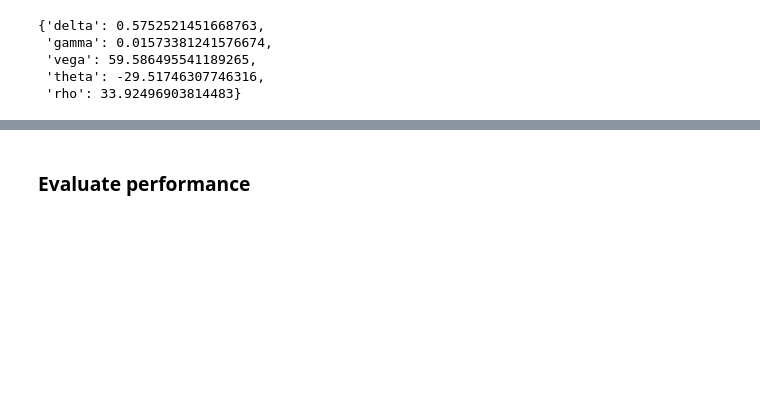
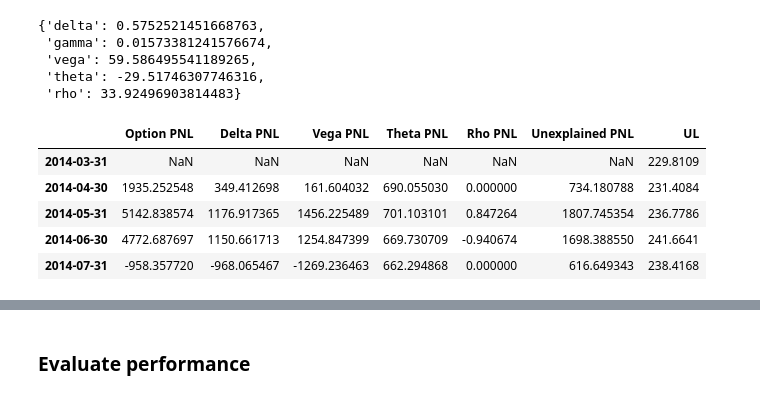
Before and after one commit to epgreig/robo-advisor, a Jupyter notebook: simulation_test_high.ipynb, the cells around one changed output, grey strips where cells are left out. Drawn from its saved outputs; the diff is of its cells as text; code cells hidden in the pictures; blank space fills up the shorter version.

```diff
--- a/simulation_test_high.ipynb
+++ b/simulation_test_high.ipynb
@@ -126,7 +149,7 @@ perf_df.loc[date, 'Return'] = np.nan
 perf_df.loc[date, 'PNL'] = np.nan
 
 while date < date_end:
-
+    # print(my_pf.pf_units[my_pf.get_cash('USD')])
     date = date + MonthEnd(1)
     env_before = deepcopy(env_now)
     env_now = Environment(*data.get_env_args(date))
@@ -154,15 +177,21 @@ while date < date_end:
 
     perf_df.loc[date, 'FX'] = env_now.fx['CAD']
 
+    # add injection if it happened
     if (date.month == 8) or (date.month == 2):
         my_pf.pf_units[my_pf.get_cash('USD')] += 20000/env_now.fx['CAD']
         perf_df.loc[date, 'Injection'] = 20000/env_now.fx['CAD']
 
+    # collect our robo fees
+    adv_fee = my_pf.calc_value(env_now)*0.004/12/env_now.fx['CAD']
+    my_pf.pf_units[my_pf.get_cash('USD')] -= adv_fee
+    perf_df.loc[date, 'Advisor Fees'] = adv_fee
 
-
-    perf_df.loc[date, 'PNL'] = new_pf_val - last_pf_val
+    # record pnls
+    perf_df.loc[date, 'PNL'] = new_pf_val - last_pf_val # post-old and pre-new rebalancing pnl (pure portfolio growth)
     perf_df.loc[date, 'ETF PNL'] = new_etf_val - last_etf_val
     perf_df.loc[date, 'Option PNL'] = new_opt_val - last_opt_val
+
 
     attribs = my_pf.get_pnl_attr(env_before, env_now)
     perf_df.loc[date, 'Delta PNL'] = attribs['delta']
@@ -206,18 +235,25 @@ while date < date_end:
     # record post-rebalancing (next month starting) portf value
     perf_df.loc[date, 'USD Value'] = my_pf.calc_value(env_now)
     perf_df.loc[date, 'CAD Value'] = my_pf.calc_value(env_now, ccy='CAD')
-    perf_df.loc[date, 'Post-fee Return'] = (perf_df.loc[date, 'USD Value'] - perf_df.loc[date, 'Injection'])/perf_df.loc[date + MonthEnd(-1), 'USD Value'] - 1
-    perf_df.loc[date, 'Post-fee PNL'] = (perf_df.loc[date, 'USD Value'] - perf_df.loc[date, 'Injection']) - perf_df.loc[date + MonthEnd(-1), 'USD Value']
+
+    # record pnl after paying trading fees and robo fees
+    perf_df.loc[date, 'Post-fe Return'] = (perf_df.loc[date, 'USD Value'] - perf_df.loc[date, 'Injection'])/perf_df.loc[date + MonthEnd(-1), 'USD Value'] - 1
+    perf_df.loc[date, 'Post-trading PNL'] = (perf_df.loc[date, 'USD Value'] - perf_df.loc[date, 'Injection']) - perf_df.loc[date + MonthEnd(-1), 'USD Value']
+
+    # record pnl after paying trading fees but before robo fees
+    perf_df.loc[date, 'Pre-fee Return'] = (perf_df.loc[date, 'USD Value'] - perf_df.loc[date, 'Injection'] + perf_df.loc[date, 'Advisor Fees'])/perf_df.loc[date + MonthEnd(-1), 'USD Value'] - 1
+    perf_df.loc[date, 'Pre-fee PNL'] = (perf_df.loc[date, 'USD Value'] - perf_df.loc[date, 'Injection'] + perf_df.loc[date, 'Advisor Fees']) - perf_df.loc[date + MonthEnd(-1), 'USD Value']
 
     # record fees
     perf_df.loc[date, 'ETF Fees'] = efee
     perf_df.loc[date, 'ETF Expenses'] = eexps
     perf_df.loc[date, 'Option Fees'] = ofee
     perf_df.loc[date, 'Option Spread'] = ospread
-    perf_df.loc[date, 'Total Fees'] = ofee + eexps + efee
-    perf_df.loc[date, 'Percentage Fees'] = (ofee + eexps + efee)/last_pf_val
+    perf_df.loc[date, 'Total Trading Fees'] = ofee + eexps + efee + ospread
+    perf_df.loc[date, 'Percentage Trading Fees'] = (ofee + eexps + efee + ospread)/last_pf_val
+    perf_df.loc[date, 'Total Fees'] = ofee + eexps + efee + ospread + adv_fee
+    perf_df.loc[date, 'Percentage Fees'] = (ofee + eexps + efee + ospread + adv_fee)/last_pf_val
 
-    # find post fee returns
 
 
     # record post rebalancing values for opts and eqs
@@ -268,6 +283,13 @@ my_pf.get_options()[0].get_greeks(env_now)
  'theta': -29.51746307746316,
  'rho': 33.92496903814483}
 # %%
-# sub_df = perf_df[['Option PNL', 'Delta PNL', 'Vega PNL', 'Theta PNL', 'Rho PNL', 'Unexplained PNL']]
-# sub_df.loc[sub_df.index, 'UL'] = env_df['EQ'].loc[sub_df.index, 'SPY US Equity']
-# sub_df
+sub_df = perf_df[['Option PNL', 'Delta PNL', 'Vega PNL', 'Theta PNL', 'Rho PNL', 'Unexplained PNL']]
+sub_df.loc[sub_df.index, 'UL'] = env_df['EQ'].loc[sub_df.index, 'SPY US Equity']
+sub_df.head()
+# %% [output]
+|  | Option PNL | Delta PNL | Vega PNL | Theta PNL | Rho PNL | Unexplained PNL | UL |
+| 2014-03-31 | NaN | NaN | NaN | NaN | NaN | NaN | 229.8109 |
+| 2014-04-30 | 1935.252548 | 349.412698 | 161.604032 | 690.055030 | 0.000000 | 734.180788 | 231.4084 |
+| 2014-05-31 | 5142.838574 | 1176.917365 | 1456.225489 | 701.103101 | 0.847264 | 1807.745354 | 236.7786 |
+| 2014-06-30 | 4772.687697 | 1150.661713 | 1254.847399 | 669.730709 | -0.940674 | 1698.388550 | 241.6641 |
+| 2014-07-31 | -958.357720 | -968.065467 | -1269.236463 | 662.294868 | 0.000000 | 616.649343 | 238.4168 |
```
Also changed, not shown: parts of 6 cells of this notebook.
